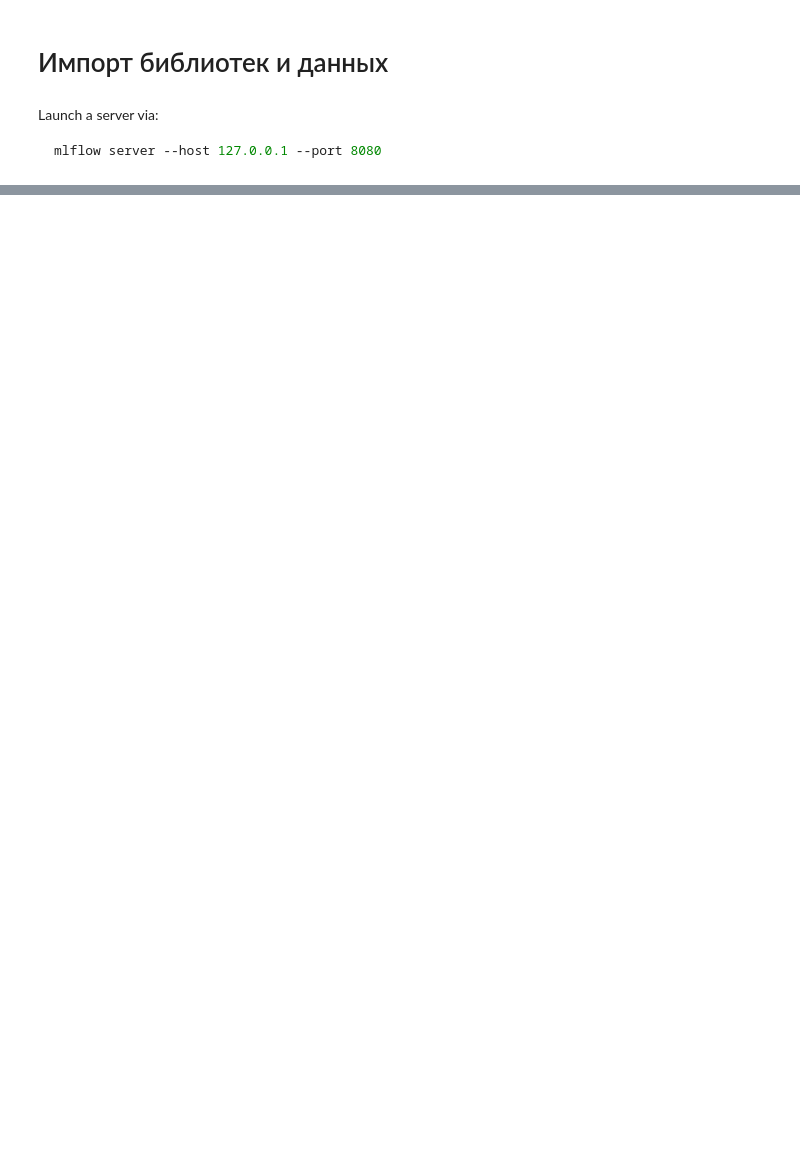
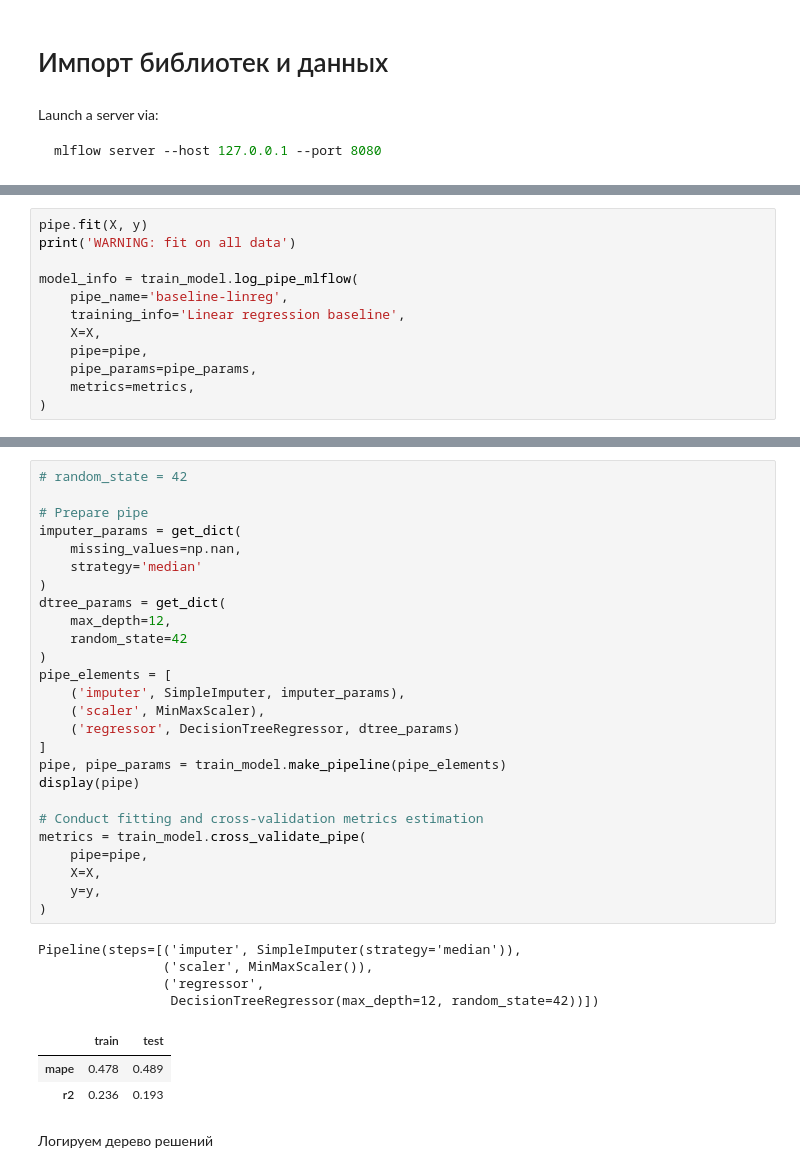
Before and after one commit to mvulf/housing_cost, a Jupyter notebook: notebooks/3.0-mv-modelling-baseline.ipynb, the cells around one changed output, grey strips where cells are left out. Cells and saved outputs as stored; diff of their text form; blank space fills up the shorter version.

Commit message:
[ADD] Baseline solution

```diff
--- a/notebooks/3.0-mv-modelling-baseline.ipynb
+++ b/notebooks/3.0-mv-modelling-baseline.ipynb
@@ -178,0 +118,12 @@ array(['baths', 'fireplace', 'sqft', 'beds', 'stories', 'target',
+# %%
+pipe.fit(X, y)
+print('WARNING: fit on all data')
+
+model_info = train_model.log_pipe_mlflow(
+    pipe_name='baseline-linreg',
+    training_info='Linear regression baseline',
+    X=X,
+    pipe=pipe,
+    pipe_params=pipe_params,
+    metrics=metrics,
+)
@@ -178,0 +181,36 @@ array(['baths', 'fireplace', 'sqft', 'beds', 'stories', 'target',
+# %%
+# random_state = 42
+
+# Prepare pipe
+imputer_params = get_dict(
+    missing_values=np.nan,
+    strategy='median'
+)
+dtree_params = get_dict(
+    max_depth=12,
+    random_state=42
+)
+pipe_elements = [
+    ('imputer', SimpleImputer, imputer_params),
+    ('scaler', MinMaxScaler),
+    ('regressor', DecisionTreeRegressor, dtree_params)
+]
+pipe, pipe_params = train_model.make_pipeline(pipe_elements)
+display(pipe)
+
+# Conduct fitting and cross-validation metrics estimation
+metrics = train_model.cross_validate_pipe(
+    pipe=pipe,
+    X=X,
+    y=y,
+)
+# %% [output]
+Pipeline(steps=[('imputer', SimpleImputer(strategy='median')),
+                ('scaler', MinMaxScaler()),
+                ('regressor',
+                 DecisionTreeRegressor(max_depth=12, random_state=42))])
+|  | train | test |
+| mape | 0.478 | 0.489 |
+| r2 | 0.236 | 0.193 |
+# %% [markdown]
+Логируем дерево решений
```
Also changed, not shown: parts of 24 cells of this notebook, 5 other files.
